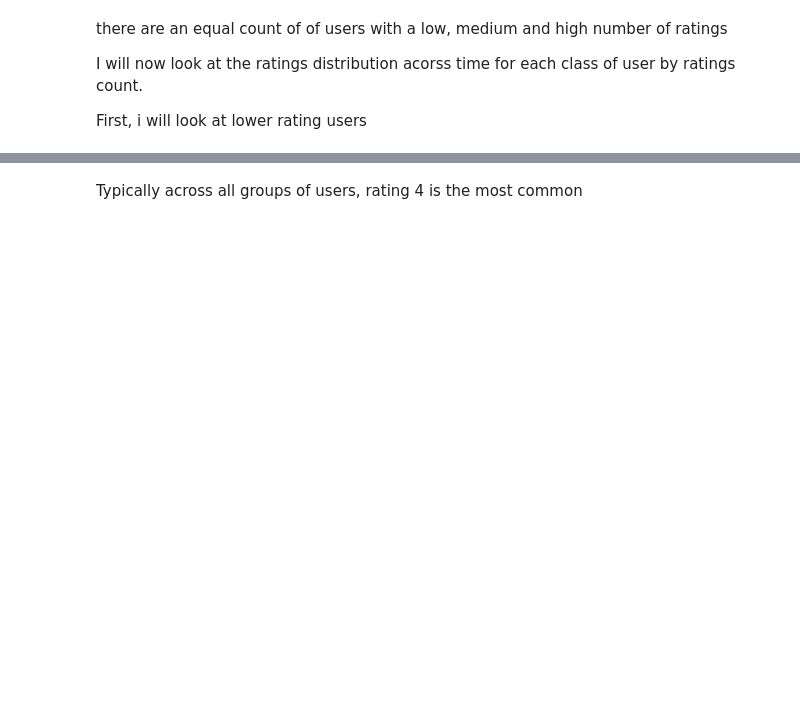
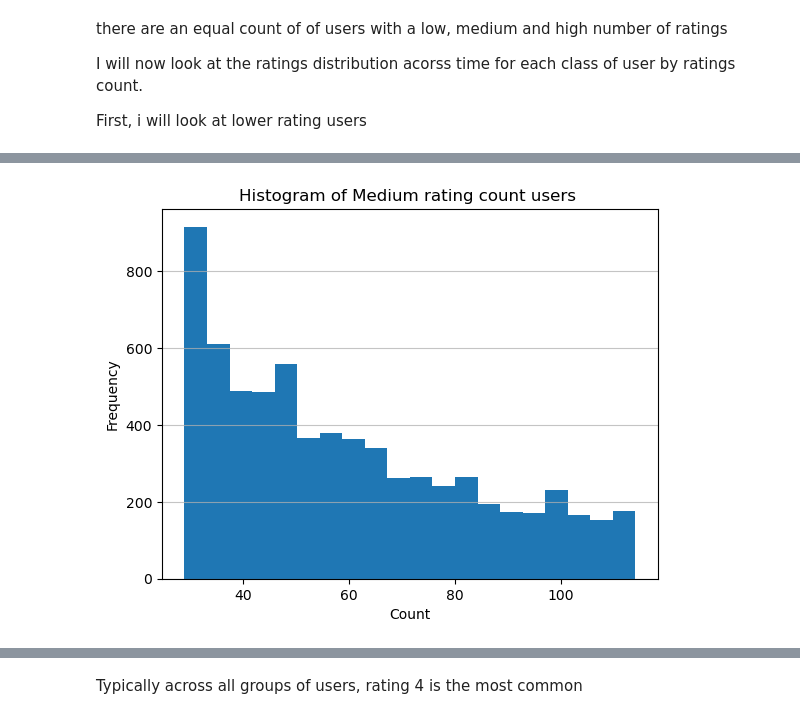
Before and after one commit to padraicohora/movie-recommendation, a Jupyter notebook: exploration/ratings_univariate.ipynb, the cells around one changed output, grey strips where cells are left out. Drawn from its saved outputs; the diff is of its cells as text; code cells hidden in the pictures; blank space fills up the shorter version.

```diff
--- a/exploration/ratings_univariate.ipynb
+++ b/exploration/ratings_univariate.ipynb
@@ -641,0 +650,9 @@ First, i will look at lower rating users
+# %%
+plt.hist(IQR_rating_count_users['count'], bins=20)
+plt.title('Histogram of Medium rating count users ')
+plt.xlabel('Count')
+plt.ylabel('Frequency')
+plt.grid(axis='y', alpha=0.75)
+plt.show()
+# %% [output]
+[figure, added]
```
Also changed, not shown: parts of 10 cells of this notebook, 12 other files.
